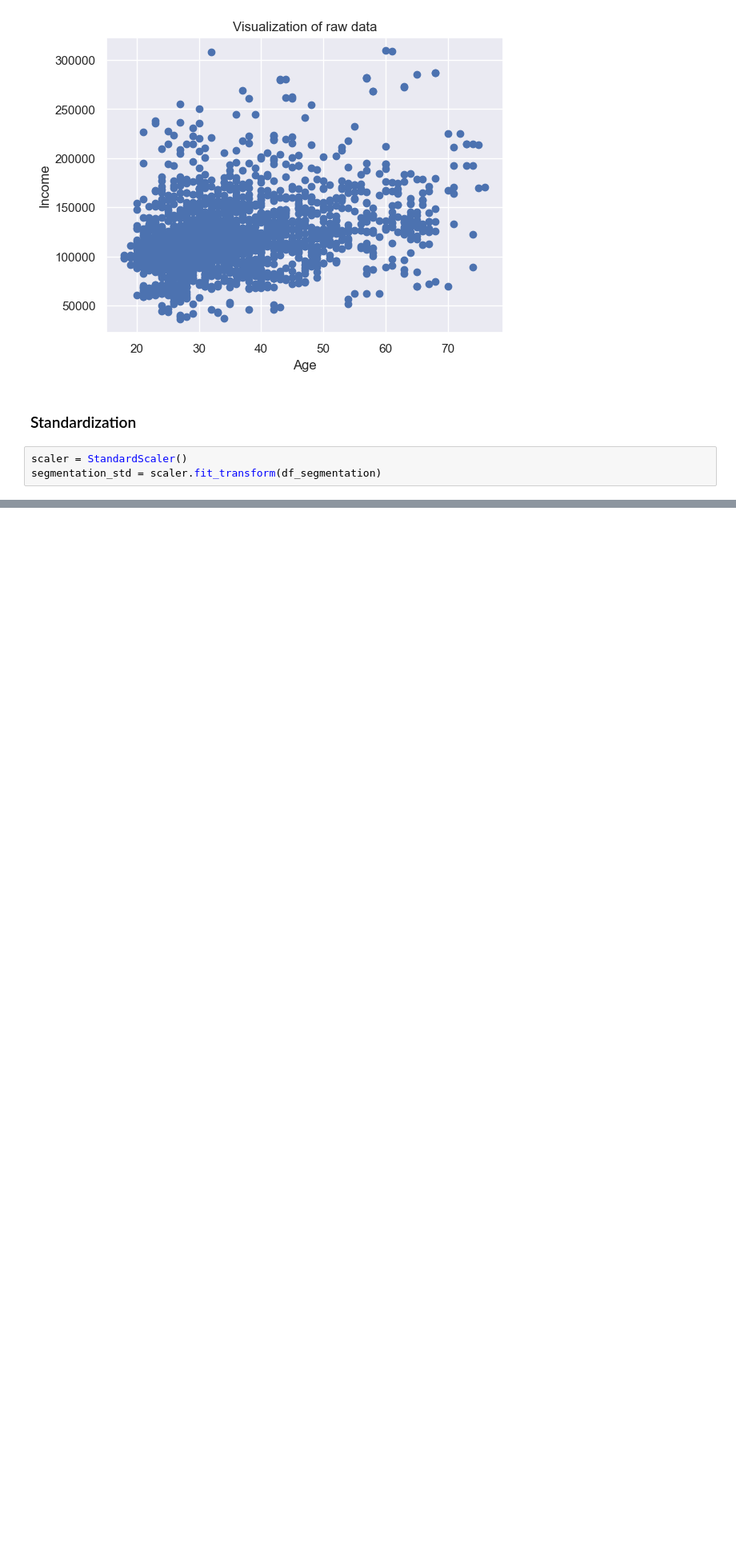
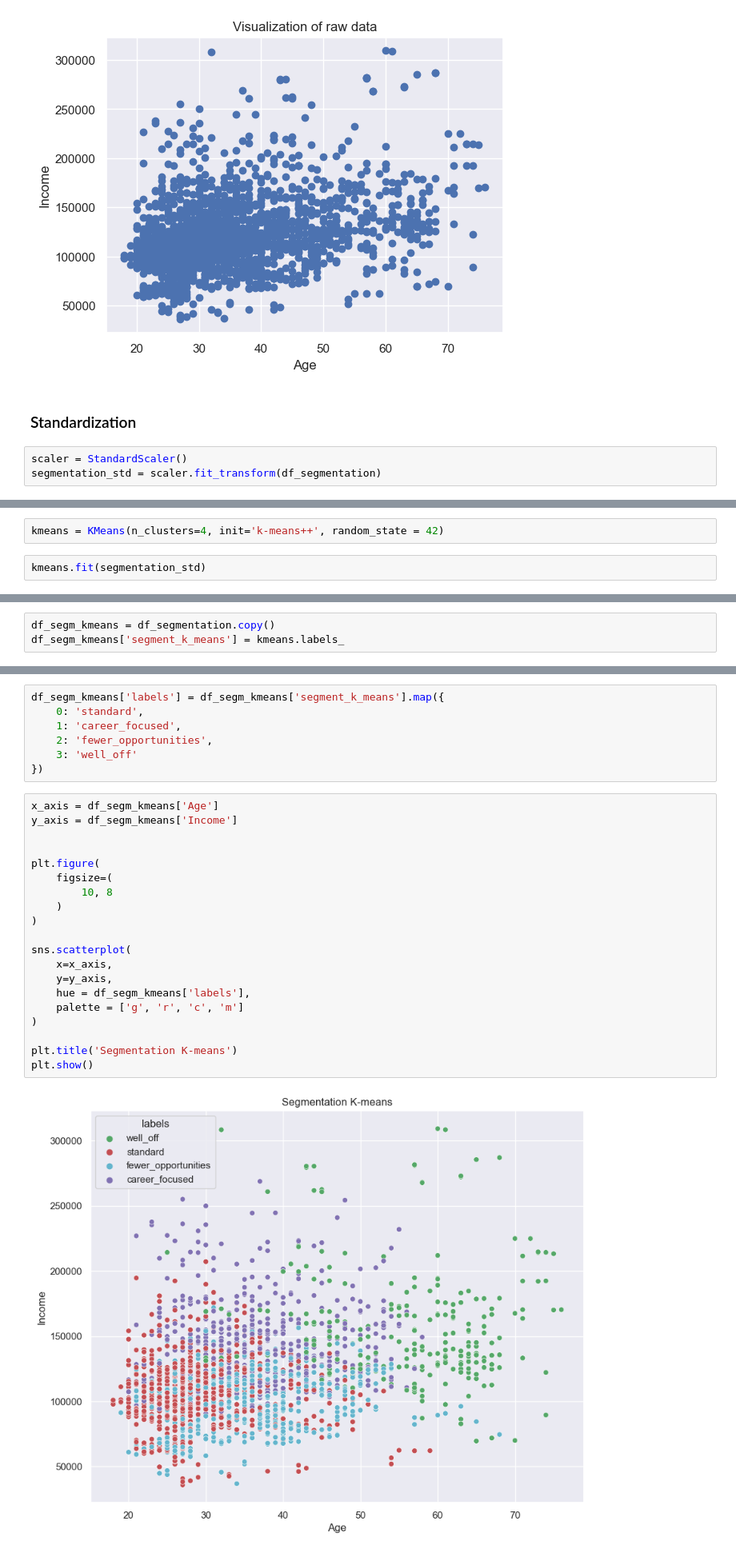
Before and after one commit to Mega-Barrel/customer_analytics, a Jupyter notebook: main.ipynb, the cells around one changed output, grey strips where cells are left out. Shown at 80% size. Cells and saved outputs as stored; diff of their text form; blank space fills up the shorter version.

```diff
--- a/main.ipynb
+++ b/main.ipynb
@@ -99,0 +157,4 @@ segmentation_std = scaler.fit_transform(df_segmentation)
+# %%
+kmeans = KMeans(n_clusters=4, init='k-means++', random_state = 42)
+# %%
+kmeans.fit(segmentation_std)
@@ -99,0 +165,3 @@ segmentation_std = scaler.fit_transform(df_segmentation)
+# %%
+df_segm_kmeans = df_segmentation.copy()
+df_segm_kmeans['segment_k_means'] = kmeans.labels_
@@ -99,0 +211,29 @@ segmentation_std = scaler.fit_transform(df_segmentation)
+# %%
+df_segm_kmeans['labels'] = df_segm_kmeans['segment_k_means'].map({
+    0: 'standard',
+    1: 'career_focused',
+    2: 'fewer_opportunities',
+    3: 'well_off'
+})
+# %%
+x_axis = df_segm_kmeans['Age']
+y_axis = df_segm_kmeans['Income']
+
+
+plt.figure(
+    figsize=(
+        10, 8
+    )
+)
+
+sns.scatterplot(
+    x=x_axis,
+    y=y_axis,
+    hue = df_segm_kmeans['labels'],
+    palette = ['g', 'r', 'c', 'm']
+)
+
+plt.title('Segmentation K-means')
+plt.show()
+# %% [output]
+[figure, added]
```
Also changed, not shown: parts of 14 cells of this notebook.
